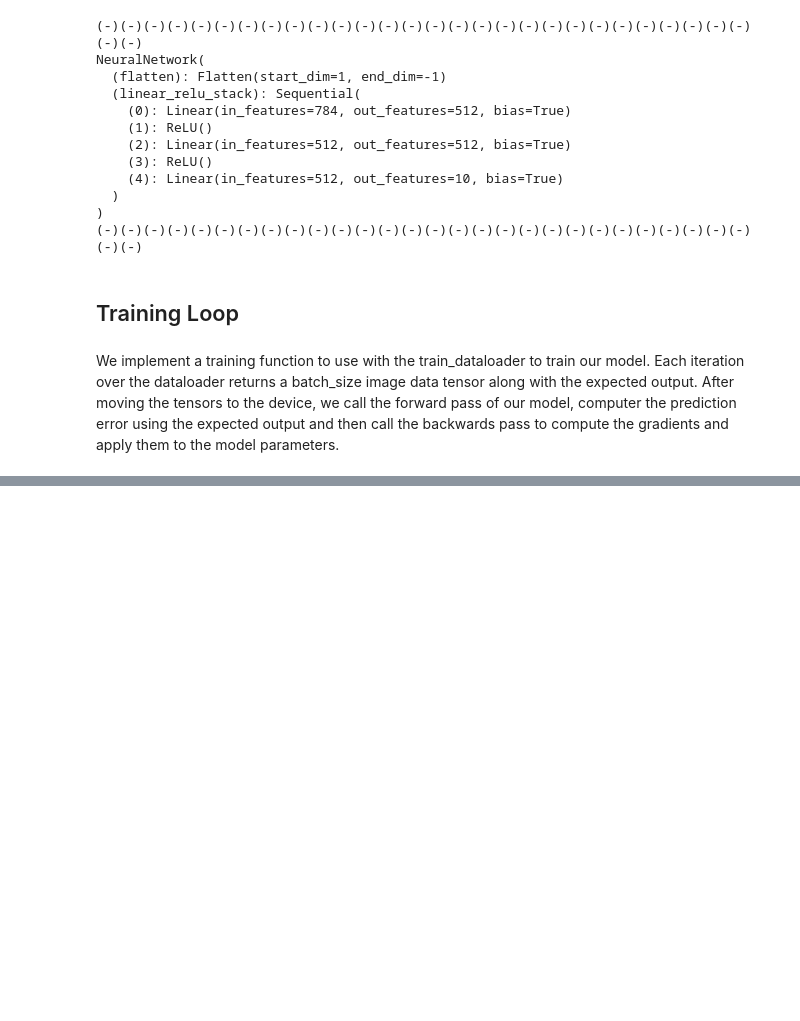
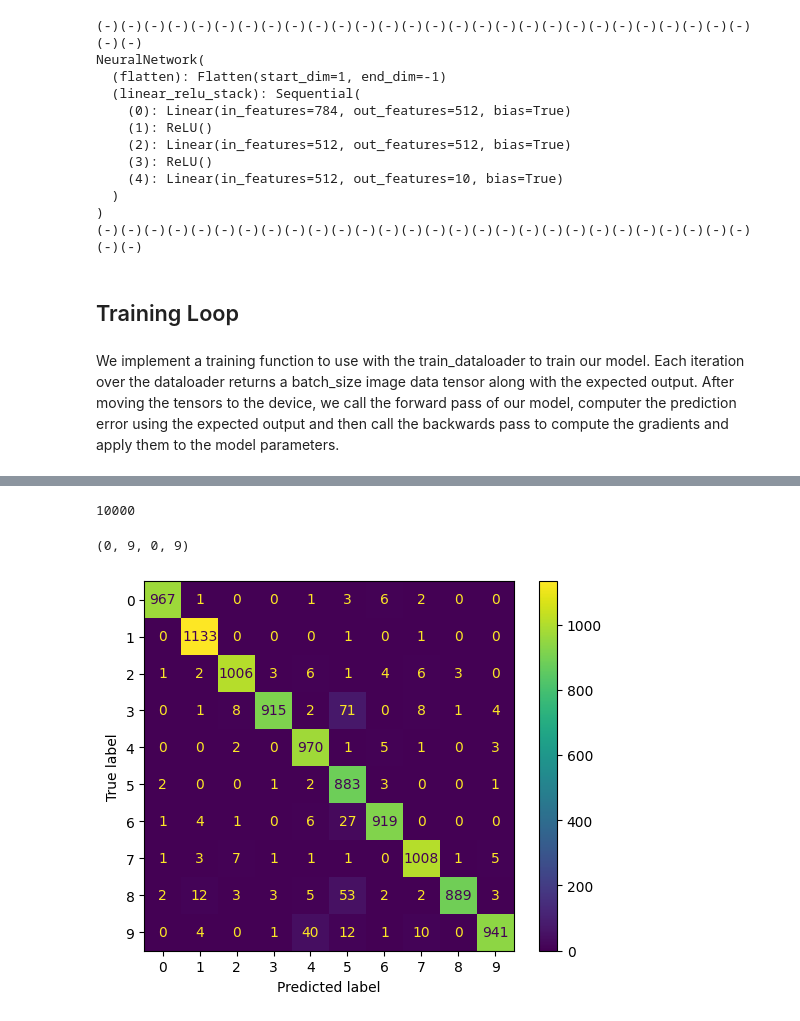
Before and after one commit to sc0v0ne/Cognitiveclass-Computer-Vision-Hands-On-With-PyTorch, a Jupyter notebook: started_ml_pytorch.ipynb, the cells around one changed output, grey strips where cells are left out. Saved outputs shown, nothing was run; the diff lists cells and outputs as text; code cells hidden in the pictures; blank space fills up the shorter version.

```diff
--- a/started_ml_pytorch.ipynb
+++ b/started_ml_pytorch.ipynb
@@ -163,0 +292,35 @@ We implement a training function to use with the train_dataloader to train our m
+# %%
+len(valid_data)
+# %% [output]
+10000
+# %%
+full_preds, full_y = [], []
+
+for i in range(len(valid_data)):
+    x, y  = valid_data[i][0], valid_data[i][1]
+
+    x = x.to(device)
+    pred = model(x)
+    predicted, actual = pred[0].argmax(0).item(), y
+    full_preds.append(predicted)
+    full_y.append(y)
+# %%
+min(full_preds), max(full_preds), min(full_y), max(full_y)
+# %% [output]
+(0, 9, 0, 9)
+# %%
+import matplotlib.pyplot as plt
+from sklearn.metrics import confusion_matrix, ConfusionMatrixDisplay
+cm = confusion_matrix(
+    full_y,
+    full_preds,
+    labels=list(range(10)))
+disp = ConfusionMatrixDisplay(
+    confusion_matrix=cm,
+    display_labels=list(range(10)
+    )
+)
+disp.plot()
+plt.show()
+# %% [output]
+[figure, added]
```
Also changed, not shown: parts of 8 cells of this notebook, 3 other files.
